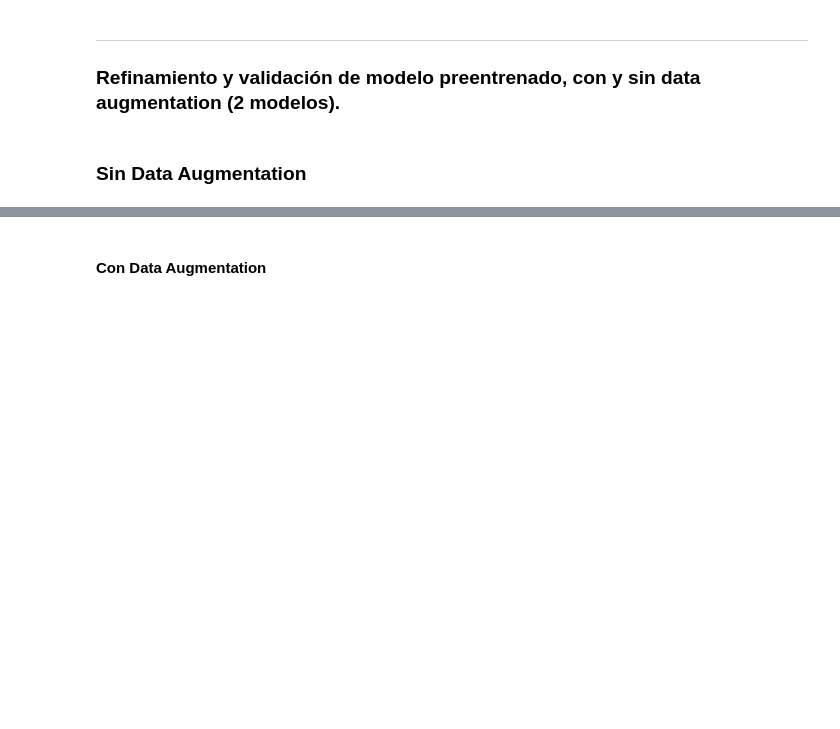
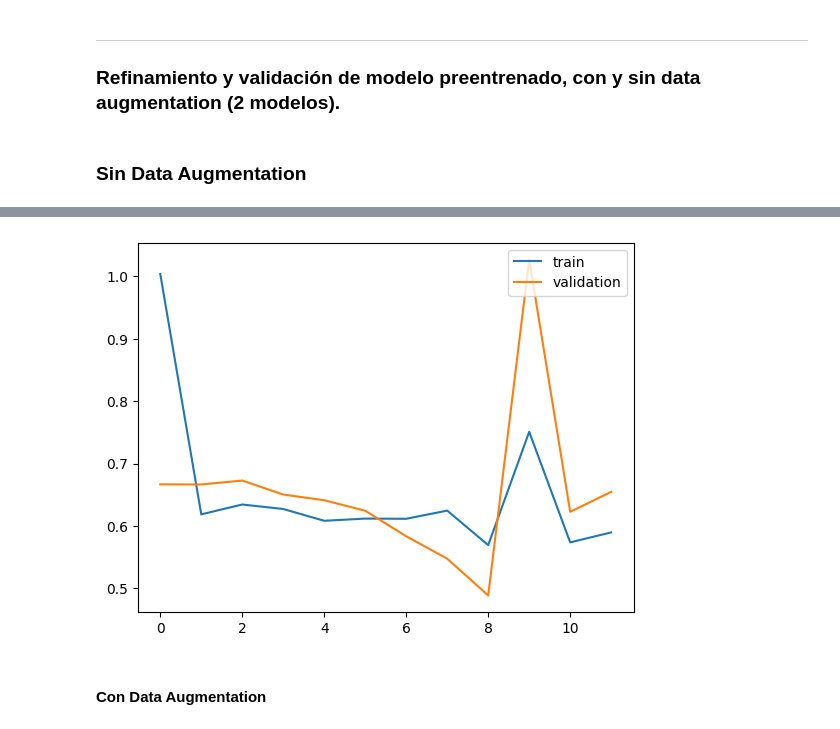
Before and after one commit to ivan2k4/VCA2025, a Jupyter notebook: p1.ipynb, the cells around one changed output, grey strips where cells are left out. Drawn from its saved outputs; the diff is of its cells as text; code cells hidden in the pictures; blank space fills up the shorter version.

```diff
--- a/p1.ipynb
+++ b/p1.ipynb
@@ -434,0 +380,23 @@ Epoch [20/20], Loss: 0.6931, Val Loss: 0.6931
+# %%
+# Cargamos un modelo preentrenado con el nuevo parámetro 'weights'
+weights = SqueezeNet1_0_Weights.IMAGENET1K_V1
+pretrained_model = squeezenet1_0(weights=weights)
+
+# Definimos el modelo
+pretrained_no_da = nn.Sequential(
+    pretrained_model.features,
+    Tail().model
+)
+
+# Definimos la función de pérdida y el optimizador
+criterion = nn.BCELoss()
+optimizer = torch.optim.Adam(pretrained_no_da.parameters(), lr=0.001)
+
+pretrained_no_da, train_losses, val_losses = train_model(pretrained_no_da,
+                                                            train_loader=train_loader,
+                                                            val_loader=val_loader,
+                                                            loss_fn=criterion,
+                                                            optim=optimizer,
+                                                            device=device,
+                                                            model_name="pt_no_DA",
+                                                            epochs=99)
@@ -435,2 +418,6 @@ Epoch [20/20], Loss: 0.6931, Val Loss: 0.6931
+# %%
+plot_history(train_losses, val_losses)
+# %% [output]
+[figure, added]
 # %% [markdown]
 #### Con Data Augmentation
```
Also changed, not shown: parts of 20 cells of this notebook, 4 other files.
